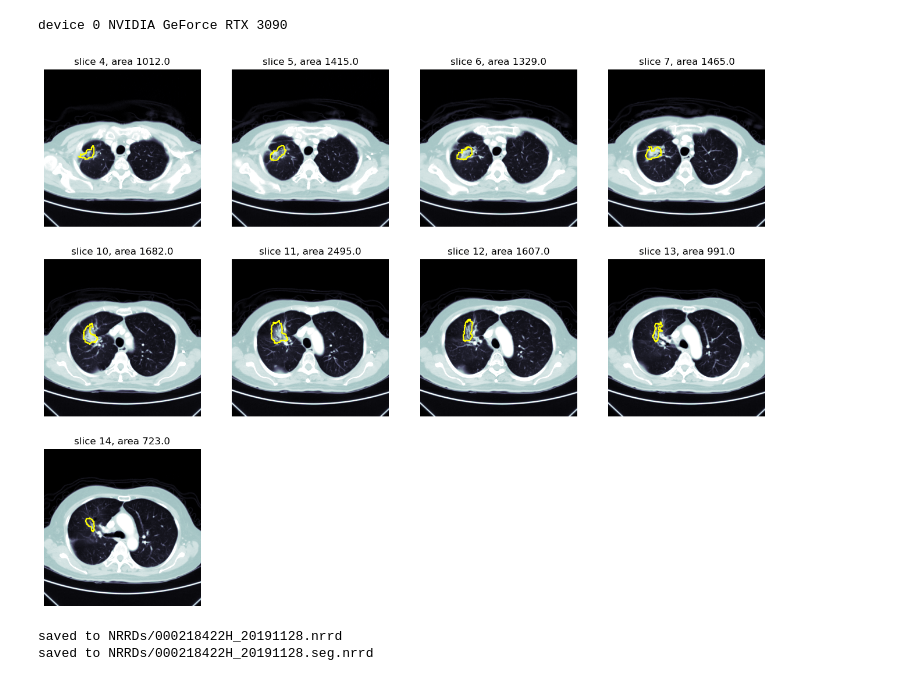
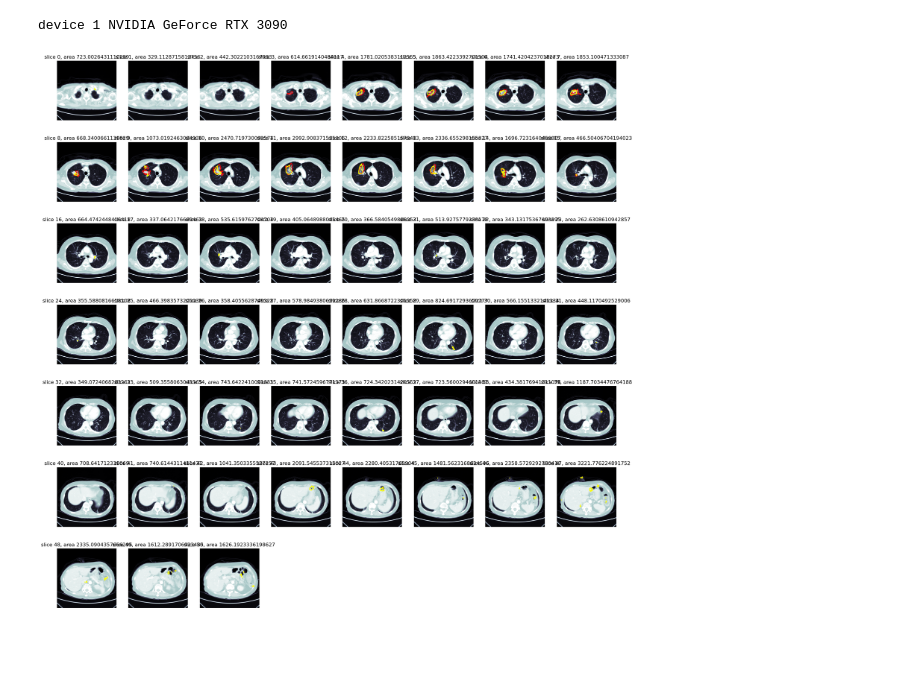
Before and after one commit to acqxi/rili, a Jupyter notebook: RILI-2019-2020/inference_gpu0_pydicom.ipynb, the cells around one changed output. Saved outputs shown, nothing was run; the diff lists cells and outputs as text; code cells hidden in the pictures; blank space fills up the shorter version.

```diff
--- a/RILI-2019-2020/inference_gpu0_pydicom.ipynb
+++ b/RILI-2019-2020/inference_gpu0_pydicom.ipynb
@@ -77,7 +79,7 @@ def preprocess(patientDicomPath, xfmComp=XFM_COMP):
     return img_4dnp, img_3d, info
 # %%
 def evaluate(net, input4Dtensor, batchSize=8):
-    torch.cuda.set_device(0)
+    torch.cuda.set_device(1)
     device = torch.device("cuda" if torch.cuda.is_available() else "cpu")
     print("device", torch.cuda.current_device(), torch.cuda.get_device_name(torch.cuda.current_device()))
 
@@ -89,20 +91,25 @@ def evaluate(net, input4Dtensor, batchSize=8):
 # %%
 def postprocess(output, threshold=0.5):
     output = output.cpu()
+    # print(output.numpy().shape)
     output = torch.sigmoid(output)
+    # output = np.argmax(output.numpy(), axis=1)
+    OOT = output
 
     msk_3d = np.zeros((output.shape[0], IMG_SIZE, IMG_SIZE))
 
     diff_size = (IMG_SIZE - NET_SIZE) // 2
     for i, pp in enumerate(output):
-        pc, _ = cv2.findContours(np.array(pp[0] > threshold, np.uint8), cv2.RETR_TREE, cv2.CHAIN_APPROX_NONE)
-        for c in pc:
-            if cv2.contourArea(c) > 500:
-                cv2.fillPoly(msk_3d[i], [c + diff_size], 1)
+        # pc, _ = cv2.findContours(np.array(pp[0] > threshold, np.uint8), cv2.RETR_TREE, cv2.CHAIN_APPROX_NONE)
+        # for c in pc:
+        #     if cv2.contourArea(c) > 500:
+        #         cv2.fillPoly(msk_3d[i], [c + diff_size], 1)
+        msk_3d[i, 32:512-32, 32:512-32] = pp
 
     return msk_3d
 # %%
 def draw(img3D, msk3D, show=False, save=False, save_path=None, window=(-1000, 200)):
+    COLORS = ['#FF5733', '#4CAF50', '#4287f5', '#FFC300', '#E040FB', '#FF9933', '#5C5C5C', '#FF66CC', '#00BFFF', '#FF1493']
     pos_pairs = []
     for i, (x, y) in enumerate(zip(img3D, msk3D)):
         if np.sum(y) > 0:
@@ -114,7 +121,13 @@ def draw(img3D, msk3D, show=False, save=False, save_path=None, window=(-1000, 20
     for i, (idx, img, msk) in enumerate(pos_pairs):
         ax = fig.add_subplot(di, dj, i + 1)
         ax.imshow(img, cmap='bone', vmin=window[0], vmax=window[1])
-        pc, _ = cv2.findContours(np.array(msk > .5, np.uint8), cv2.RETR_TREE, cv2.CHAIN_APPROX_NONE)
+        # ax.imshow(msk, alpha=.3, cmap='rainbow')
+        # for v in range(1, 10):
+        #     pc, _ = cv2.findContours(np.array(msk == v, np.uint8), cv2.RETR_TREE, cv2.CHAIN_APPROX_NONE)
+        #     for c in pc:
+        #         plt.plot(c[:, 0, 0], c[:, 0, 1], color=COLORS[v])
+        # ax.set_title(f"slice {idx}, area {np.sum(msk)}")
+        pc, _ = cv2.findContours(np.array(msk == 1, np.uint8), cv2.RETR_TREE, cv2.CHAIN_APPROX_NONE)
         for c in pc:
             plt.plot(c[:, 0, 0], c[:, 0, 1], color="yellow")
         ax.set_title(f"slice {idx}, area {np.sum(msk)}")
@@ -160,9 +202,10 @@ def save_NRRDs(img3d, msk3d, path, info):
 
     return
 # %%
-def inference(net=UNet(encChannels=(1, 16, 32, 64), outSize=(NET_SIZE, NET_SIZE)),
+def inference(net=UNet(nbClasses=1, outSize=(NET_SIZE, NET_SIZE)),
               weightPath=None,
               patientDicomPath="RP-2019-46p111ct/000218422H_20191128",
+              groundTruthNiiPath=None,
               batchSize=8,
               window=(-1000, 200),
               savePath=None,
@@ -183,19 +226,22 @@ def inference(net=UNet(encChannels=(1, 16, 32, 64), outSize=(NET_SIZE, NET_SIZE)
     input4Dtensor, img_3d, info = preprocess(patientDicomPath)
     output = evaluate(net, input4Dtensor, batchSize)
     mask = postprocess(output)
-
     # draw(sitk.GetArrayFromImage(img_itk)[slice_filter[0]:slice_filter[1]], mask, show=True, save=savePath is not None, save_path=savePath, window=window)
-    draw(img_3d[info['sliceFilter'][0]:info['sliceFilter'][1]], mask, show=True, save=savePath is not None, save_path=savePath, window=window)
+    if groundTruthNiiPath is None:
+        draw(img_3d[info['sliceFilter'][0]:info['sliceFilter'][1]], mask, show=True, save=savePath is not None, save_path=savePath, window=window)
+    else:
+        gt3d = sitk.GetArrayFromImage(sitk.ReadImage(groundTruthNiiPath))
+        draw_gt(img_3d[info['sliceFilter'][0]:info['sliceFilter'][1]], mask, gt3d[::-1, ::-1, :][info['sliceFilter'][0]:info['sliceFilter'][1]], show=True, save=savePath is not None, save_path=savePath, window=window)
     if savePathNRDD is not None:
         save_NRRDs(img_3d, mask, savePathNRDD, info)
     return mask
 # %%
 msk = inference(
-    weightPath='expA/0.0244_109.pth',
-    patientDicomPath='RP-2019-46p111ct/000218422H_20191128', #'D:/irene2023_share/20230711/001163511D/1.2.840.113817.20230411120100.1200116351194.85938009287',
-    savePathNRDD='NRRDs/000218422H_20191128')
+    weightPath='/root/projs/rili/RILI-2019-2020/expA/0.0242_164.pth',
+    patientDicomPath='/root/projs/rili/RILI-2019-2020/RP-2019-46p111ct/000218422H_20191128', #'D:/irene2023_share/20230711/001163511D/1.2.840.113817.20230411120100.1200116351194.85938009287',
+    groundTruthNiiPath='/root/projs/organ-and-rili/data/raw/riliset19/000218422H_20191128/000218422H_20191128.merge.seg.nii.gz',
+    # savePathNRDD='NRRDs/000218422H_20191128',
+    )
 # %% [output]
-device 0 NVIDIA GeForce RTX 3090
+device 1 NVIDIA GeForce RTX 3090
-[figure, old version]
+[figure, new version]
-saved to NRRDs/000218422H_20191128.nrrd
-saved to NRRDs/000218422H_20191128.seg.nrrd
```
Also changed, not shown: parts of 2 cells of this notebook, 4 other files.
